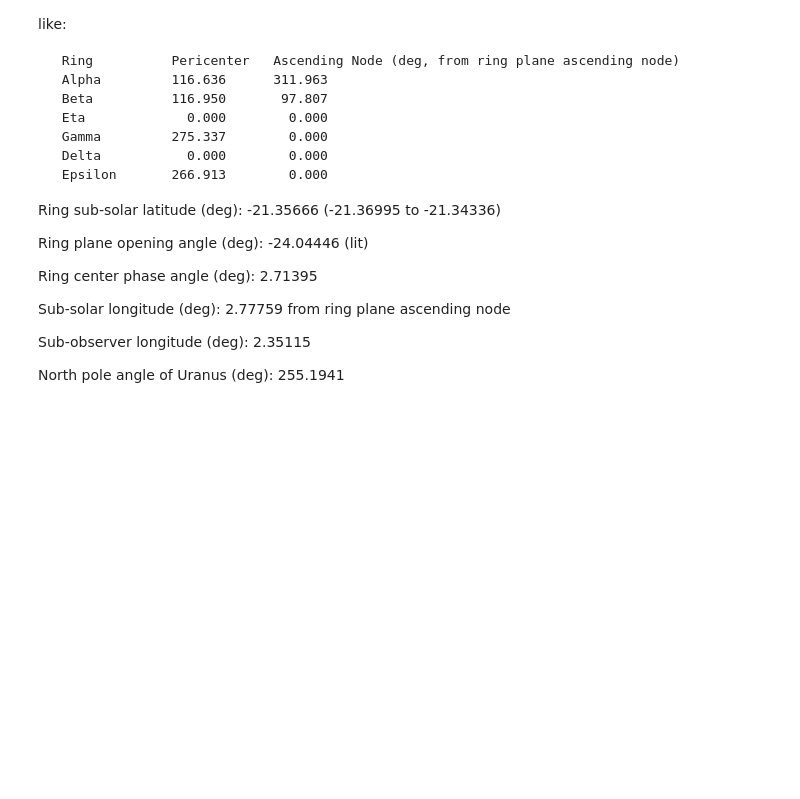
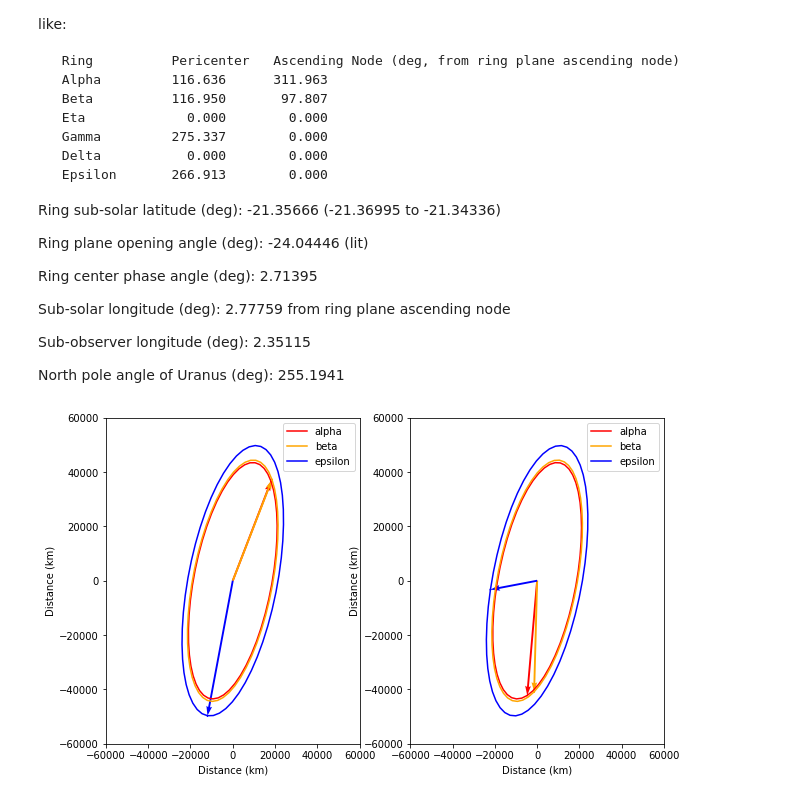
Before and after one commit to emolter/pylanetary, a Jupyter notebook: notebooks/ellipse-projection-play.ipynb, the cells around one changed output. Drawn from its saved outputs; the diff is of its cells as text; code cells hidden in the pictures; blank space fills up the shorter version.

```diff
--- a/notebooks/ellipse-projection-play.ipynb
+++ b/notebooks/ellipse-projection-play.ipynb
@@ -565,23 +565,61 @@ def project_ellipse_double(a, e, params_ring, params_sys, origin = np.array([0,0
 
     return output
 # %%
+# system-wide parameters
 np_ang = 255.1941 #apparent north-pole position angle (ccw w.r.t. reference-frame north pole) for the parent body from Horizons
 B = -24.04446 #ring system opening angle
 a_eps = 51149
 e_eps = 0.0079
 origin = np.array([0,0,0])
-params_eps = [266.913, 0.0, 0.0] #[w, i, omega]
-#params_eps = [202., 0.0, 0.0]
+i_sys = 90 - B
+omega_sys = np_ang
+w_sys = 90
+params_sys = [w_sys, i_sys, omega_sys]
 
 a_alpha = 44718
-e_alpha = 0.0040
-params_alpha = [116.636, 0.015, 311.963] #[w, i, omega]
+e_alpha = 0.0008
+a_beta = 45661
+e_beta = 0.0040
 
-i_sys = -90 + B
-omega_sys = np_ang
-w_sys = 0
-params_sys = [w_sys, i_sys, omega_sys]
-#params_sys = [0, 0, 0]
+colors = ['red', 'orange', 'blue']
+fig, axes = plt.subplots(1,2, figsize = (10,6))
+for i, date in enumerate(['2013-06-12 00:00', '2013-08-12 00:00']):
+    # time-variable parameters
+    # np.ang and B do not change much, just ignore
+    if date == '2013-06-12 00:00':
+        params_eps = [266.913, 0.0, 0.0] #[w, i, omega]
+        params_alpha = [116.636, 0.015, 0.0] # 311.963] #[w, i, omega]
+        params_beta = [116.950, 0.005, 0.0] # 97.807]
+    elif date == '2013-08-12 00:00':
+        params_eps = [350.078, 0.0, 0.0]
+        params_alpha = [249.978, 0.015, 0.0] #178.772]
+        params_beta = [240.842, 0.005, 0.0] #334.101]
 
-ell_alpha = project_ellipse_double(a_alpha, e_alpha, params_alpha, params_sys)
-ell_eps = project_ellipse_double(a_eps, e_eps, params_eps, params_sys)
+    ell_alpha = project_ellipse_double(a_alpha, e_alpha, params_alpha, params_sys)
+    ell_beta = project_ellipse_double(a_beta, e_beta, params_beta, params_sys)
+    ell_eps = project_ellipse_double(a_eps, e_eps, params_eps, params_sys)
+
+    vecs_alpha = np.array([vec3to6(origin, ell_alpha['a']), ])
+    vecs_beta = np.array([vec3to6(origin, ell_beta['a']), ])
+    vecs_eps = np.array([vec3to6(origin, ell_eps['a']), ])
+
+    ax = axes[i]
+    for j,vecs in enumerate([vecs_alpha, vecs_beta, vecs_eps]):
+        X, Y, Z, U, V, W = zip(*vecs)
+        ax.quiver(X, Y, U, V, angles='xy', scale_units='xy', scale=1, color=colors[j])
+
+    ax.plot(ell_alpha['ell'][:,0], ell_alpha['ell'][:,1], color = 'red', label = 'alpha')
+    ax.plot(ell_beta['ell'][:,0], ell_beta['ell'][:,1], color = 'orange', label = 'beta')
+    ax.plot(ell_eps['ell'][:,0], ell_eps['ell'][:,1], color = 'blue', label = 'epsilon')
+    #ax.scatter(ell_alpha['f0'][0], ell_alpha['f0'][1], color = 'darkred')
+    #ax.scatter(ell_eps['f0'][0], ell_eps['f0'][1], color = 'skyblue')
+
+    ax.set_xlim([-6e4, 6e4])
+    ax.set_ylim([-6e4, 6e4])
+    ax.set_xlabel('Distance (km)')
+    ax.set_ylabel('Distance (km)')
+    ax.legend()
+
+plt.show()
+# %% [output]
+[figure, added]
```
Also changed, not shown: parts of 3 cells of this notebook, 15 other files.
